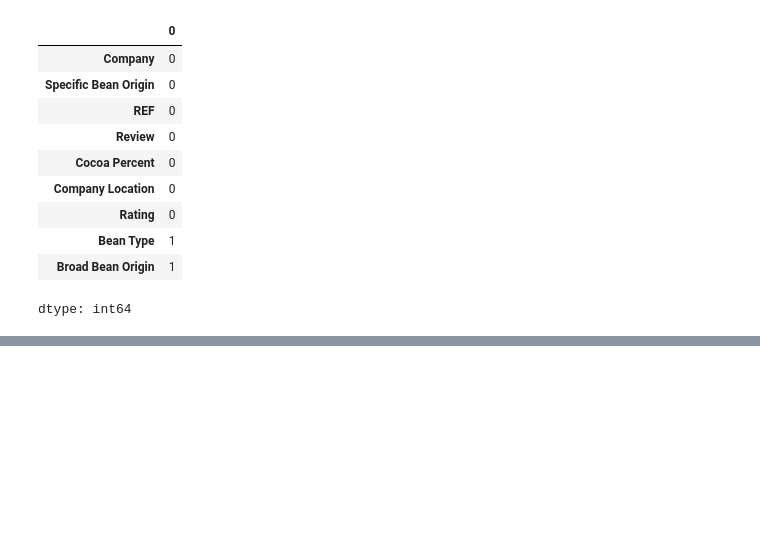
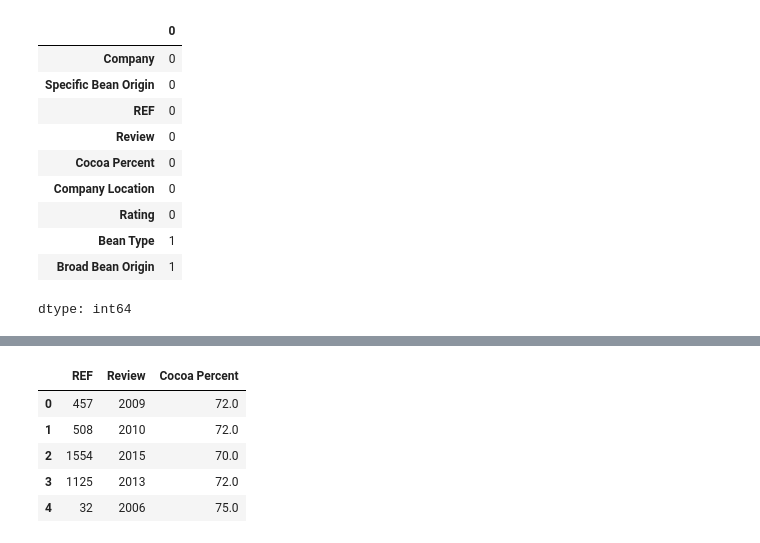
Before and after one commit to PolyakovMA/chocolate-review, a Jupyter notebook: Chocolate_reviews.ipynb, the cells around one changed output, grey strips where cells are left out. Cells and saved outputs as stored; diff of their text form; code cells hidden in the pictures; blank space fills up the shorter version.

```diff
--- a/Chocolate_reviews.ipynb
+++ b/Chocolate_reviews.ipynb
@@ -65,3 +82,6 @@ dtype: int64
 # %%
 X = train_df.drop('Rating', axis=1)
 y = train_df['Rating']
+# %%
+df_numerical = X.select_dtypes(include=['int64', 'float64'])
+df_numerical.head()
@@ -67,0 +113,11 @@ y = train_df['Rating']
+# %%
+df_numerical["Cocoa Percent"] = df_categorical["Cocoa Percent"].str.rstrip('%').astype(float)
+
+df_numerical.head()
+# %% [output]
+|  | REF | Review | Cocoa Percent |
+| 0 | 457 | 2009 | 72.0 |
+| 1 | 508 | 2010 | 72.0 |
+| 2 | 1554 | 2015 | 70.0 |
+| 3 | 1125 | 2013 | 72.0 |
+| 4 | 32 | 2006 | 75.0 |
```
Also changed, not shown: parts of 7 cells of this notebook.
